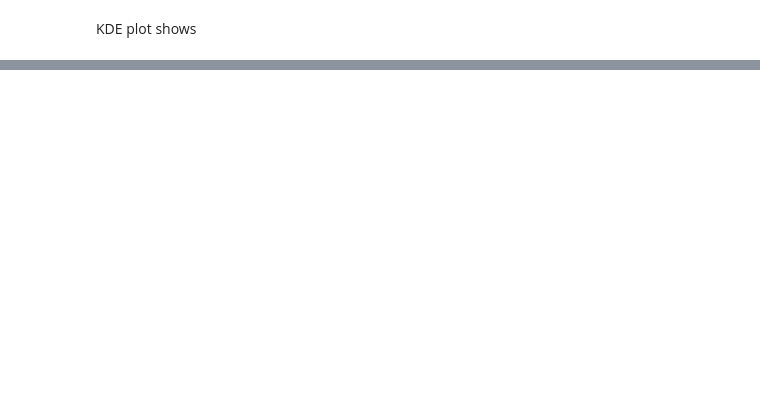
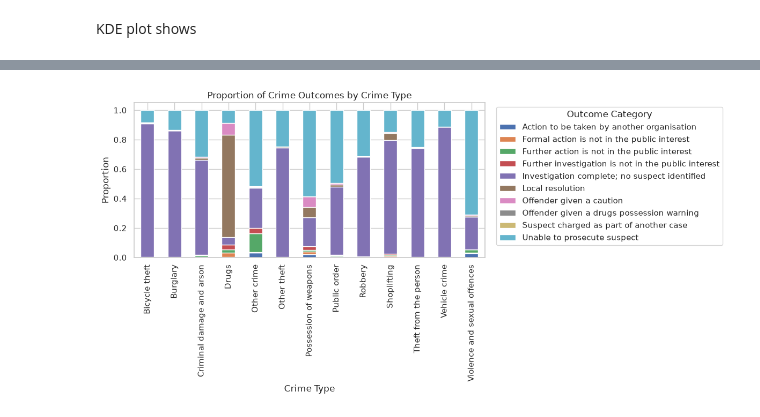
Before and after one commit to AnupmaDS1/Xmus-Jaxon-Flaxon-Waxon, a Jupyter notebook: Notebooks/03_EDAand.ipynb, the cells around one changed output, grey strips where cells are left out. Saved outputs shown, nothing was run; the diff lists cells and outputs as text; code cells hidden in the pictures; blank space fills up the shorter version.

```diff
--- a/Notebooks/03_EDAand.ipynb
+++ b/Notebooks/03_EDAand.ipynb
@@ -403,0 +467,25 @@ KDE plot shows
+# %%
+ct = pd.crosstab(
+    model_df_binary['crime_type'],
+    model_df_binary['last_outcome_category'],
+    normalize='index'
+)
+
+ct.plot(
+    kind='bar',
+    stacked=True,
+    figsize=(12,6)
+)
+
+plt.title('Proportion of Crime Outcomes by Crime Type')
+plt.xlabel('Crime Type')
+plt.ylabel('Proportion')
+
+plt.legend(title='Outcome Category',
+           bbox_to_anchor=(1.02,1),
+           loc='upper left')
+
+plt.tight_layout()
+plt.show()
+# %% [output]
+[figure, added]
```
Also changed, not shown: parts of 9 cells of this notebook, 2 other files.
